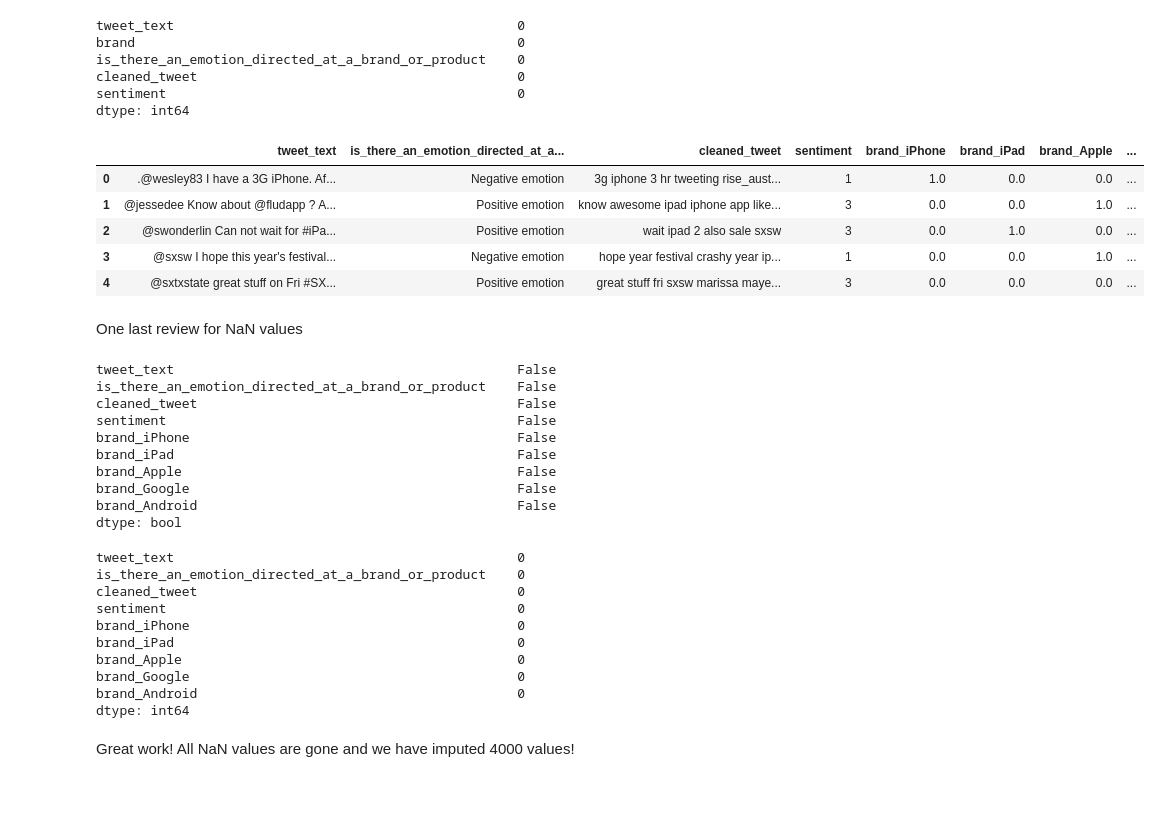
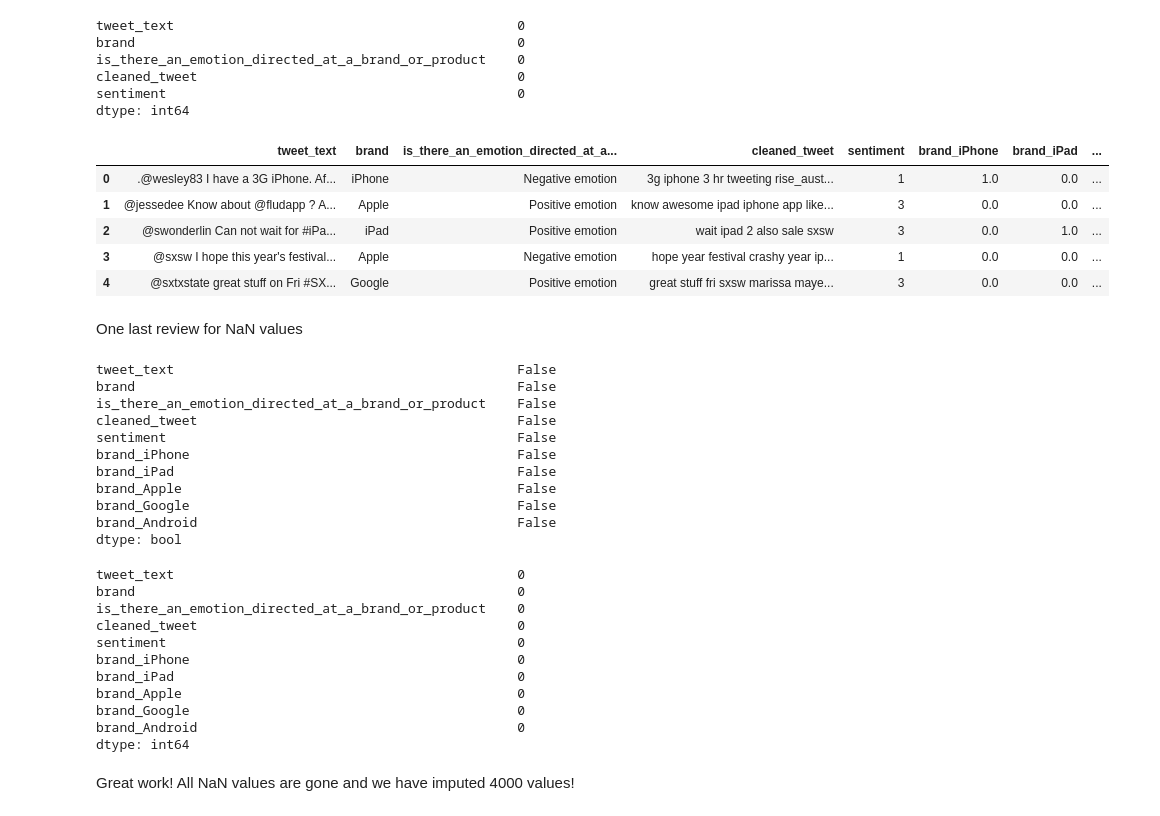
Before and after one commit to byrdwcrawford/NLP-Sentiment-Classification, a Jupyter notebook: NLP Notebook-ColumnTransformer.ipynb, the cells around one changed output. Cells and saved outputs as stored; diff of their text form; code cells hidden in the pictures.

```diff
--- a/NLP Notebook-ColumnTransformer.ipynb
+++ b/NLP Notebook-ColumnTransformer.ipynb
@@ -359,26 +359,26 @@ df.reset_index(drop=True, inplace=True)
 # %%
 # Use OneHotEncoder from scikit-learn
 encoder = OneHotEncoder(categories=[['iPhone', 'iPad', 'Apple', 'Google', 'Android']], drop=None, sparse=False)
 encoded_data = encoder.fit_transform(df[['brand']])
 
 # Create a DataFrame with the encoded data
 encoded_df = pd.DataFrame(encoded_data, columns=encoder.get_feature_names_out(['brand']))
 
 # Concatenate the encoded DataFrame with the original DataFrame
 df = pd.concat([df, encoded_df], axis=1)
 
 # Drop the original 'brand' column if no longer needed
-df.drop(columns=['brand'], inplace=True)
+#df.drop(columns=['brand'], inplace=True)
 
 # Print the updated DataFrame
 df.head()
 # %% [output]
-|  | tweet_text | is_there_an_emotion_directed_at_a... | cleaned_tweet | sentiment | brand_iPhone | brand_iPad | brand_Apple | ... |
-| 0 | .@wesley83 I have a 3G iPhone. Af... | Negative emotion | 3g iphone 3 hr tweeting rise_aust... | 1 | 1.0 | 0.0 | 0.0 | ... |
-| 1 | @jessedee Know about @fludapp ? A... | Positive emotion | know awesome ipad iphone app like... | 3 | 0.0 | 0.0 | 1.0 | ... |
-| 2 | @swonderlin Can not wait for #iPa... | Positive emotion | wait ipad 2 also sale sxsw | 3 | 0.0 | 1.0 | 0.0 | ... |
-| 3 | @sxsw I hope this year's festival... | Negative emotion | hope year festival crashy year ip... | 1 | 0.0 | 0.0 | 1.0 | ... |
-| 4 | @sxtxstate great stuff on Fri #SX... | Positive emotion | great stuff fri sxsw marissa maye... | 3 | 0.0 | 0.0 | 0.0 | ... |
+|  | tweet_text | brand | is_there_an_emotion_directed_at_a... | cleaned_tweet | sentiment | brand_iPhone | brand_iPad | ... |
+| 0 | .@wesley83 I have a 3G iPhone. Af... | iPhone | Negative emotion | 3g iphone 3 hr tweeting rise_aust... | 1 | 1.0 | 0.0 | ... |
+| 1 | @jessedee Know about @fludapp ? A... | Apple | Positive emotion | know awesome ipad iphone app like... | 3 | 0.0 | 0.0 | ... |
+| 2 | @swonderlin Can not wait for #iPa... | iPad | Positive emotion | wait ipad 2 also sale sxsw | 3 | 0.0 | 1.0 | ... |
+| 3 | @sxsw I hope this year's festival... | Apple | Negative emotion | hope year festival crashy year ip... | 1 | 0.0 | 0.0 | ... |
+| 4 | @sxtxstate great stuff on Fri #SX... | Google | Positive emotion | great stuff fri sxsw marissa maye... | 3 | 0.0 | 0.0 | ... |
 # %% [markdown]
 One last review for NaN values
 # %%
@@ -388,6 +388,7 @@ nan_values = df.isna().any()
 print(nan_values)
 # %% [output]
 tweet_text                                            False
+brand                                                 False
 is_there_an_emotion_directed_at_a_brand_or_product    False
 cleaned_tweet                                         False
 sentiment                                             False
@@ -401,6 +402,7 @@ dtype: bool
 df.isnull().sum()
 # %% [output]
 tweet_text                                            0
+brand                                                 0
 is_there_an_emotion_directed_at_a_brand_or_product    0
 cleaned_tweet                                         0
 sentiment                                             0
```
Also changed, not shown: parts of 12 cells of this notebook.
